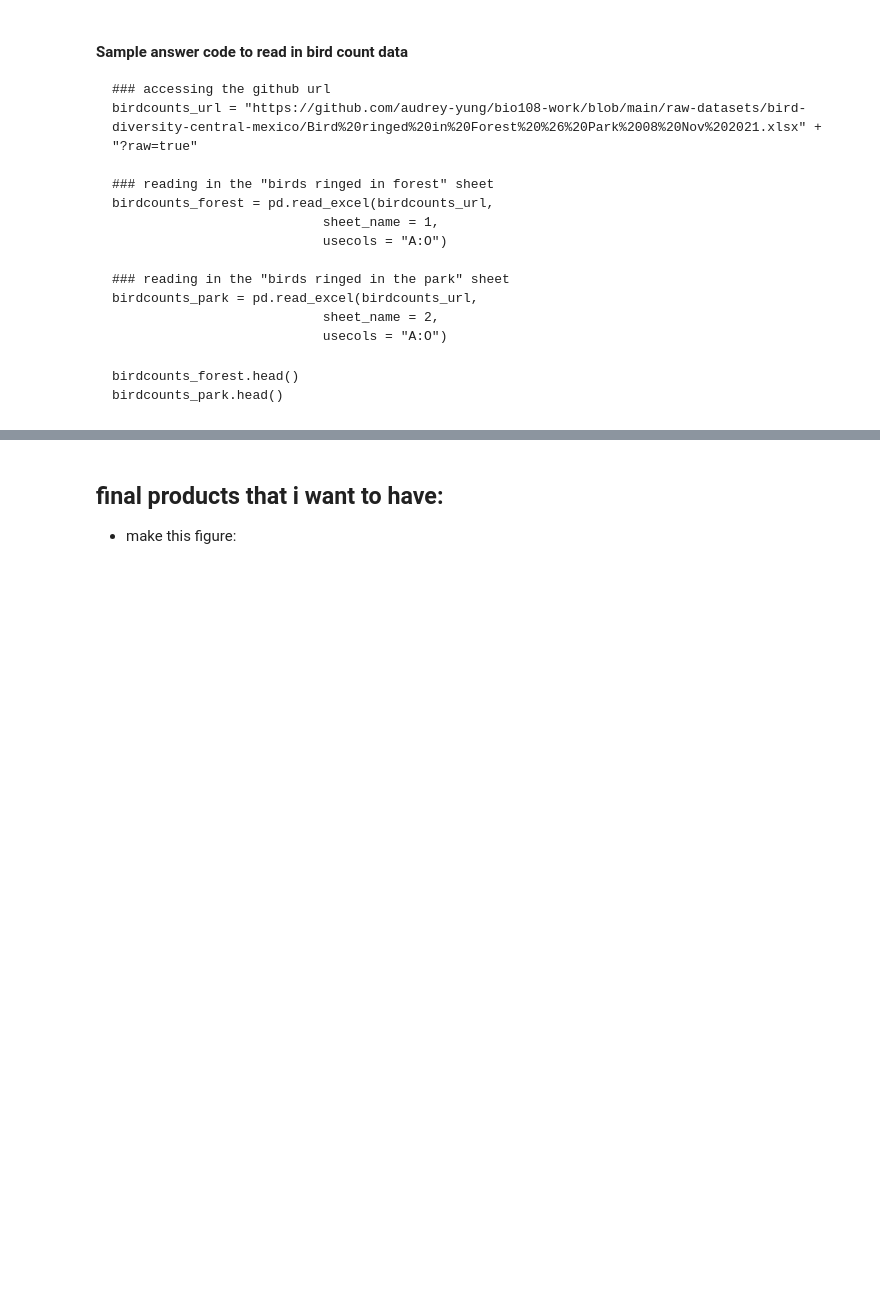
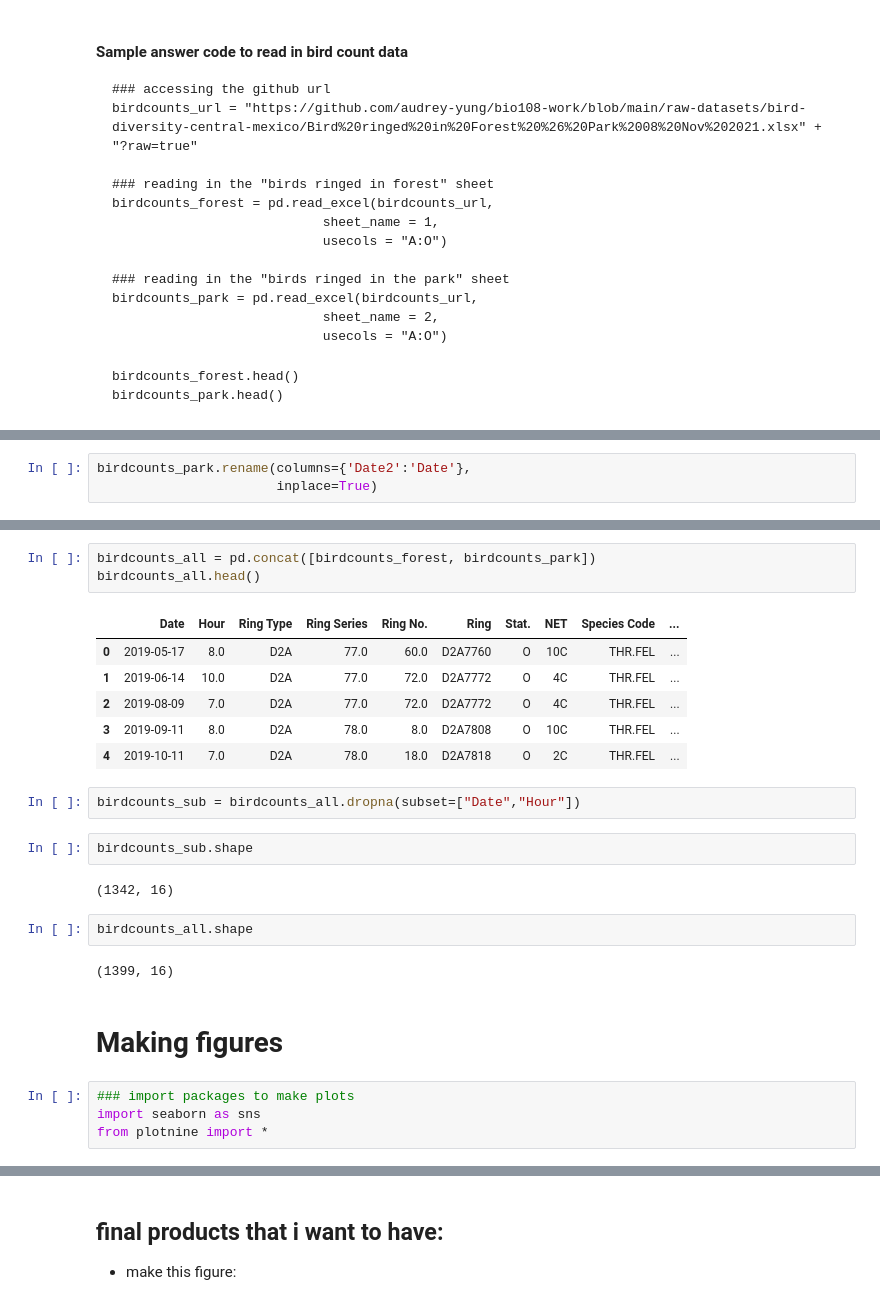
Before and after one commit to audrey-yung/bio108-work, a Jupyter notebook: bird_diversity_mexico.ipynb, the cells around one changed output, grey strips where cells are left out. Saved outputs shown, nothing was run; the diff lists cells and outputs as text; blank space fills up the shorter version.

```diff
--- a/bird_diversity_mexico.ipynb
+++ b/bird_diversity_mexico.ipynb
@@ -128,0 +202,3 @@ birdcounts_park.head()
+# %%
+birdcounts_park.rename(columns={'Date2':'Date'},
+                       inplace=True)
@@ -128,0 +209,26 @@ birdcounts_park.head()
+# %%
+birdcounts_all = pd.concat([birdcounts_forest, birdcounts_park])
+birdcounts_all.head()
+# %% [output]
+|  | Date | Hour | Ring Type | Ring Series | Ring No. | Ring | Stat. | NET | Species Code | ... |
+| 0 | 2019-05-17 | 8.0 | D2A | 77.0 | 60.0 | D2A7760 | O | 10C | THR.FEL | ... |
+| 1 | 2019-06-14 | 10.0 | D2A | 77.0 | 72.0 | D2A7772 | O | 4C | THR.FEL | ... |
+| 2 | 2019-08-09 | 7.0 | D2A | 77.0 | 72.0 | D2A7772 | O | 4C | THR.FEL | ... |
+| 3 | 2019-09-11 | 8.0 | D2A | 78.0 | 8.0 | D2A7808 | O | 10C | THR.FEL | ... |
+| 4 | 2019-10-11 | 7.0 | D2A | 78.0 | 18.0 | D2A7818 | O | 2C | THR.FEL | ... |
+# %%
+birdcounts_sub = birdcounts_all.dropna(subset=["Date","Hour"])
+# %%
+birdcounts_sub.shape
+# %% [output]
+(1342, 16)
+# %%
+birdcounts_all.shape
+# %% [output]
+(1399, 16)
+# %% [markdown]
+# Making figures
+# %%
+### import packages to make plots
+import seaborn as sns
+from plotnine import *
```
Also changed, not shown: parts of 20 cells of this notebook.
